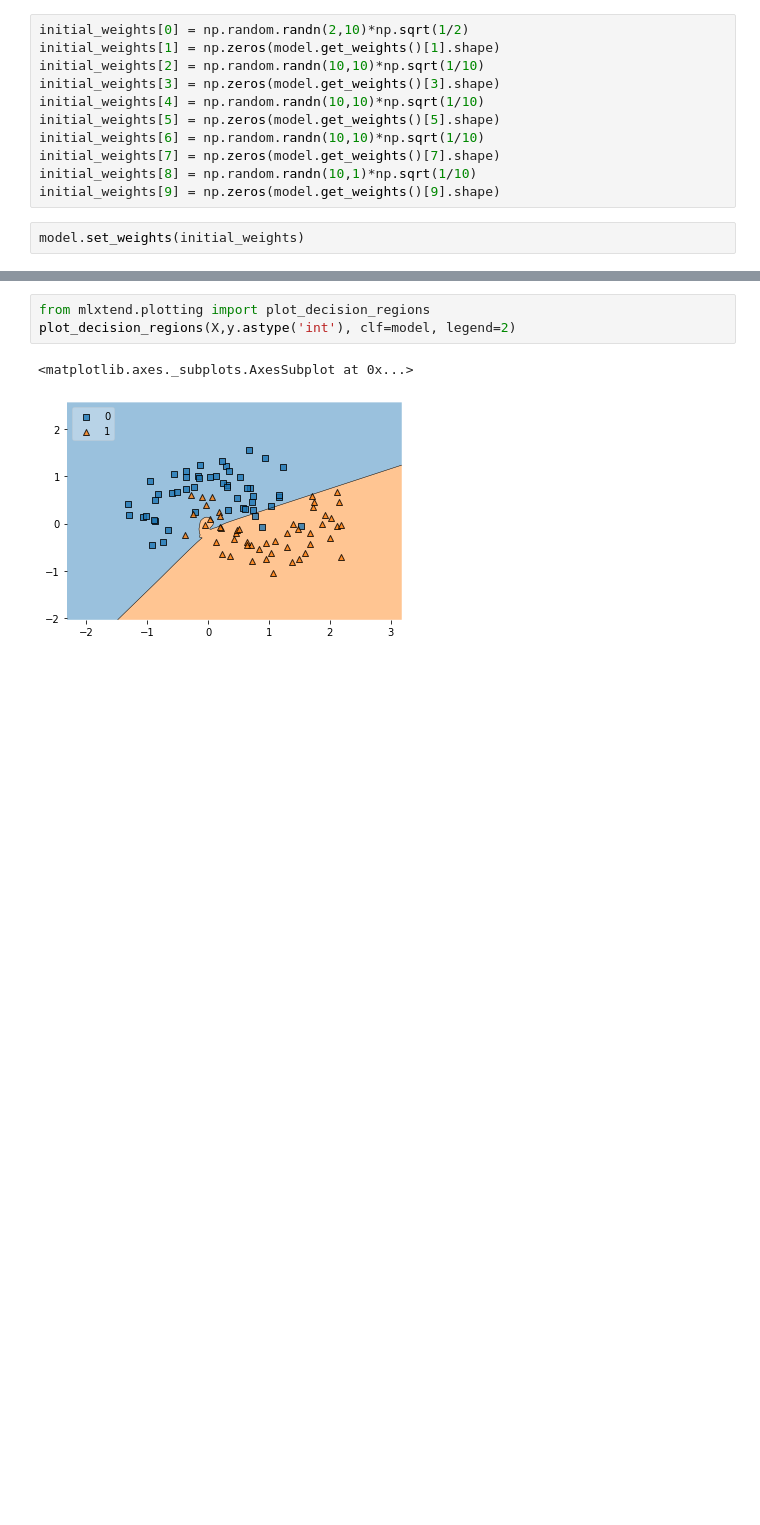
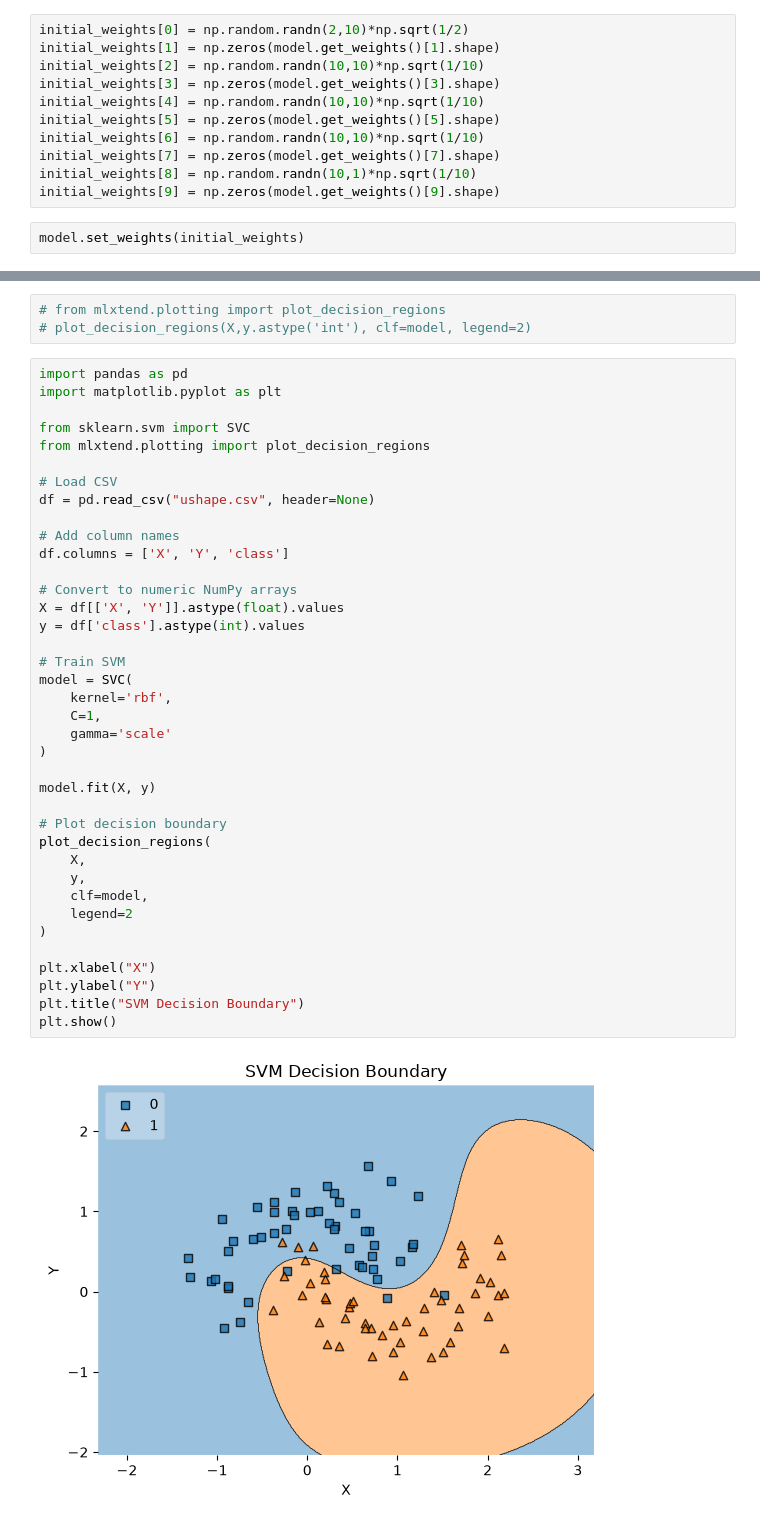
Before and after one commit to surajkr502/Deep_Learning-project, a Jupyter notebook: ANN/Weight_Initialization/Xavier.ipynb, the cells around one changed output, grey strips where cells are left out. Drawn from its saved outputs; the diff is of its cells as text; blank space fills up the shorter version.

```diff
--- a/ANN/Weight_Initialization/Xavier.ipynb
+++ b/ANN/Weight_Initialization/Xavier.ipynb
@@ -156,9 +166,46 @@ model.get_weights()
 # %%
-from mlxtend.plotting import plot_decision_regions
-plot_decision_regions(X,y.astype('int'), clf=model, legend=2)
+# from mlxtend.plotting import plot_decision_regions
+# plot_decision_regions(X,y.astype('int'), clf=model, legend=2)
-# %% [output]
-<matplotlib.axes._subplots.AxesSubplot at 0x...>
-[figure, removed]
+# %%
+import pandas as pd
+import matplotlib.pyplot as plt
+
+from sklearn.svm import SVC
+from mlxtend.plotting import plot_decision_regions
+
+# Load CSV
+df = pd.read_csv("ushape.csv", header=None)
+
+# Add column names
+df.columns = ['X', 'Y', 'class']
+
+# Convert to numeric NumPy arrays
+X = df[['X', 'Y']].astype(float).values
+y = df['class'].astype(int).values
+
+# Train SVM
+model = SVC(
+    kernel='rbf',
+    C=1,
+    gamma='scale'
+)
+
+model.fit(X, y)
+
+# Plot decision boundary
+plot_decision_regions(
+    X,
+    y,
+    clf=model,
+    legend=2
+)
+
+plt.xlabel("X")
+plt.ylabel("Y")
+plt.title("SVM Decision Boundary")
+plt.show()
+# %% [output]
+[figure, added]
 # %%
 (np.random.randn(10,10)*0.01).min()
 # %% [output]
```
Also changed, not shown: parts of 12 cells of this notebook.
